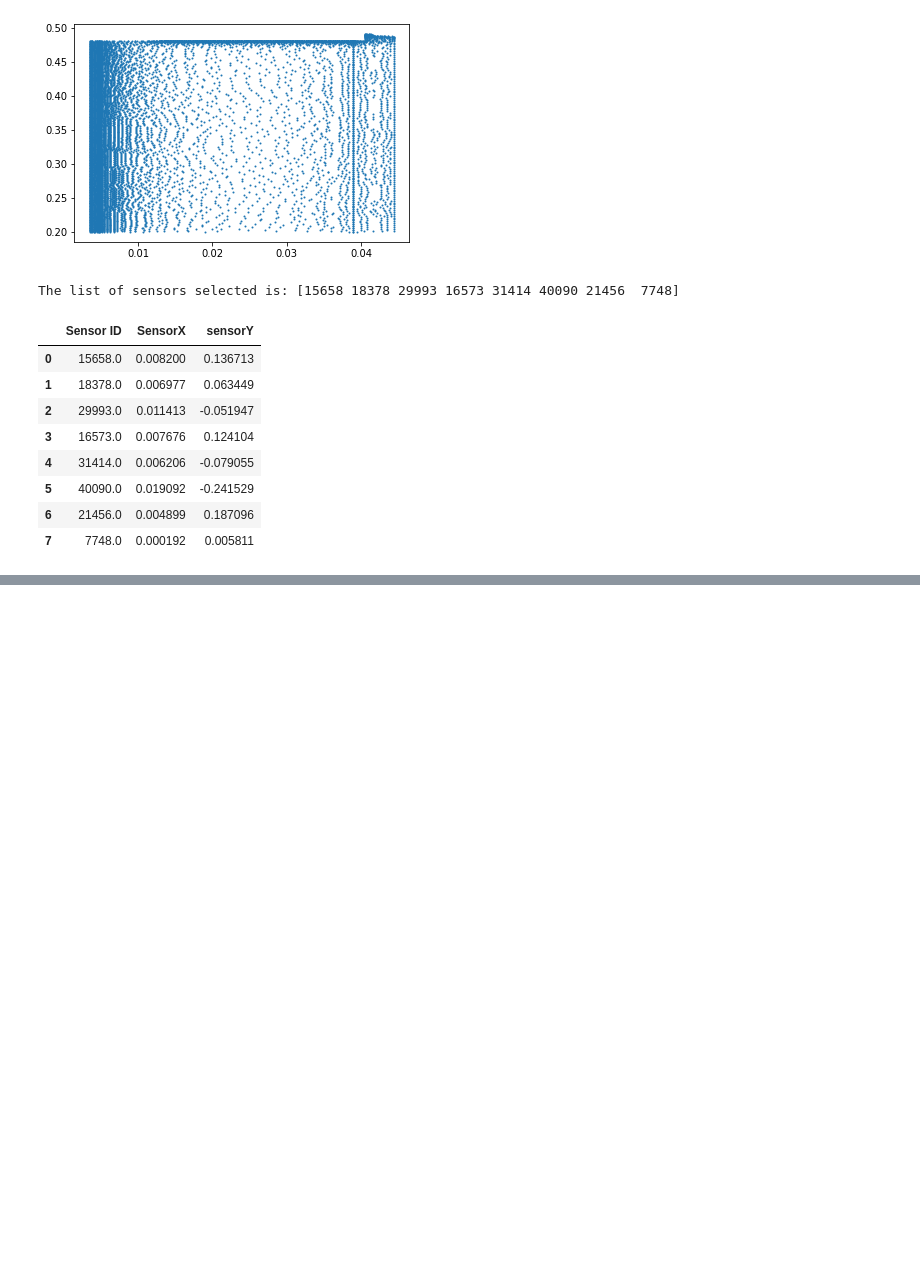
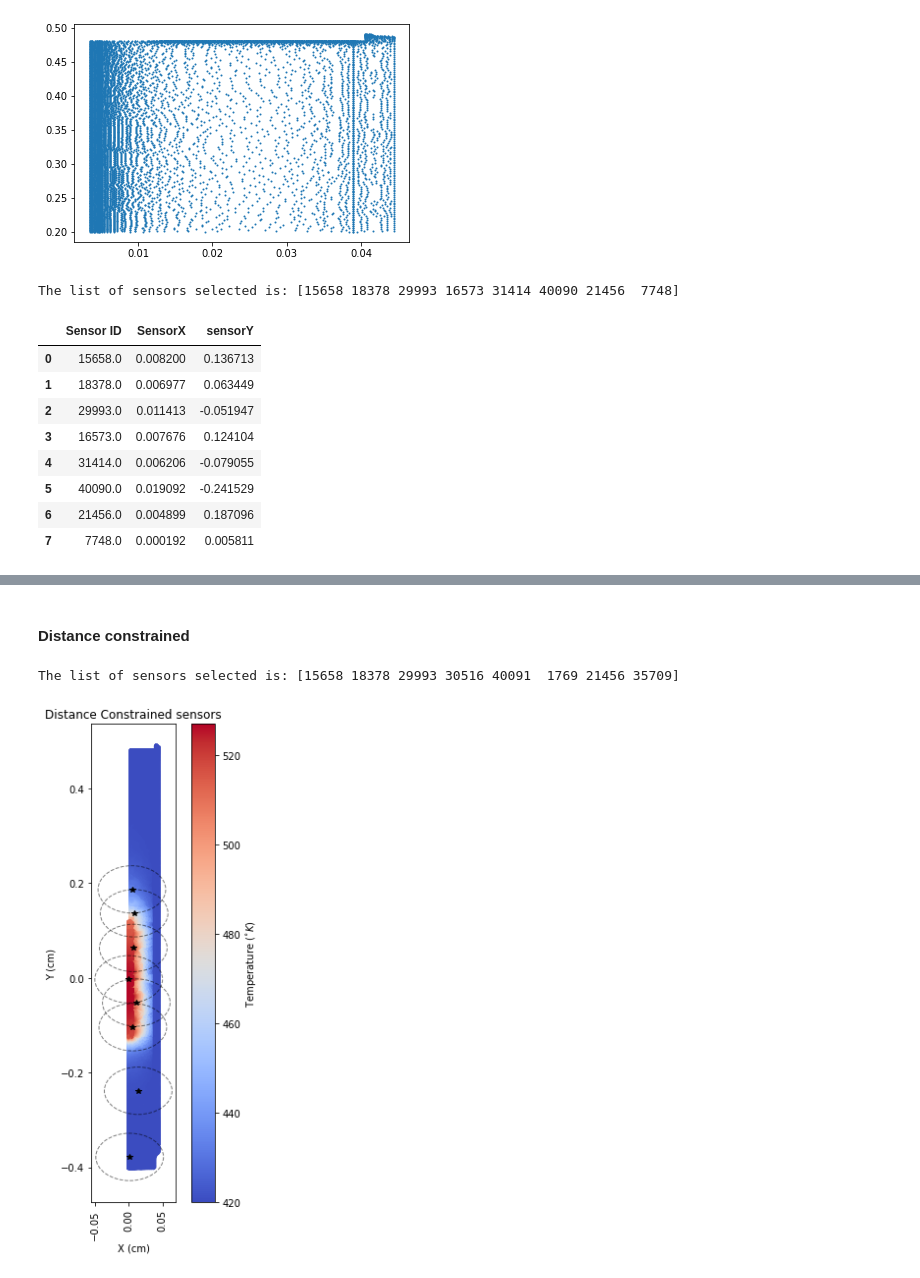
Before and after one commit to dynamicslab/pysensors, a Jupyter notebook: examples/simulation_constrained_sensing.ipynb, the cells around one changed output, grey strips where cells are left out. Cells and saved outputs as stored; diff of their text form; code cells hidden in the pictures; blank space fills up the shorter version.

```diff
--- a/examples/simulation_constrained_sensing.ipynb
+++ b/examples/simulation_constrained_sensing.ipynb
@@ -477,0 +478,2 @@ user_const_stg_instance.annotate_sensors(sensors = top_sensors_user_stg, all_sen
+# %% [markdown]
+#### Distance constrained
@@ -477,0 +492,48 @@ user_const_stg_instance.annotate_sensors(sensors = top_sensors_user_stg, all_sen
+# %%
+# Initialize and fit the model
+model_distance = ps.SSPOR(basis = basis_distance, optimizer = optimizer_distance, n_sensors = n_sensors)
+model_distance.fit(data,**opt_distance_kws)
+
+# sensor locations based on columns of the data matrix
+top_sensors_distance = model_distance.get_selected_sensors()
+
+xdistance, ydistance = ps.utils._constraints.get_coordinates_from_indices(top_sensors_exact,df,Y_axis = 'Y (m)', X_axis = 'X (m)', Field = 'Temperature (K)' )
+
+print('The list of sensors selected is: {}'.format(top_sensors_distance))
+# %% [output]
+The list of sensors selected is: [15658 18378 29993 30516 40091  1769 21456 35709]
+# %%
+from matplotlib.patches import Circle
+fig = plt.figure(figsize=(5, 8))
+plt.scatter(X, Y, s=10, c=df['Temperature (K)'], cmap=plt.cm.coolwarm)
+plt.xlabel('X (cm)')
+plt.tick_params(axis='x', labelrotation=90)
+plt.ylabel('Y (cm)')
+cbar = plt.colorbar()
+cbar.set_label('Temperature ($^{\circ}K$)')
+plt.title('Distance Constrained sensors')
+
+xdistance_values = []
+ydistance_values = []
+for idx in top_sensors_distance:
+    xdistance_values.append(df.loc[idx, 'X (m)'])
+    ydistance_values.append(df.loc[idx, 'Y (m)'])
+
+xdistance_array = np.array(xdistance_values)
+ydistance_array = np.array(ydistance_values)
+
+plt.plot(xdistance_array, ydistance_array, '*k')
+
+ax = plt.gca()
+
+for i in range(len(xdistance_array)):
+    circ = Circle((xdistance_array[i], ydistance_array[i]), r,
+                  color='k', fill=False, alpha=0.5, linestyle='--')
+    ax.add_patch(circ)
+
+# Set aspect ratio
+ax.set_aspect(0.7)
+plt.tight_layout()
+plt.show()
+# %% [output]
+[figure, added]
```
Also changed, not shown: parts of 8 cells of this notebook, 5 other files.
